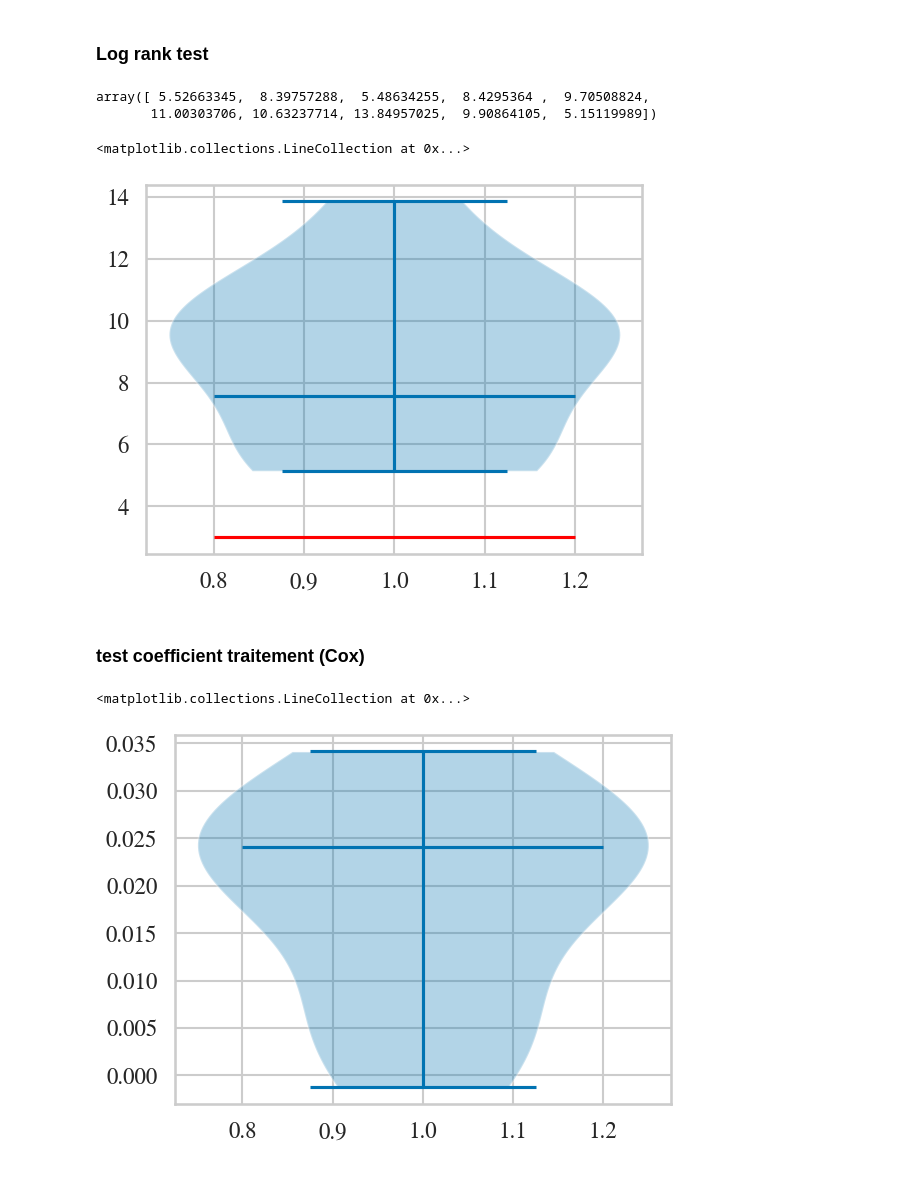
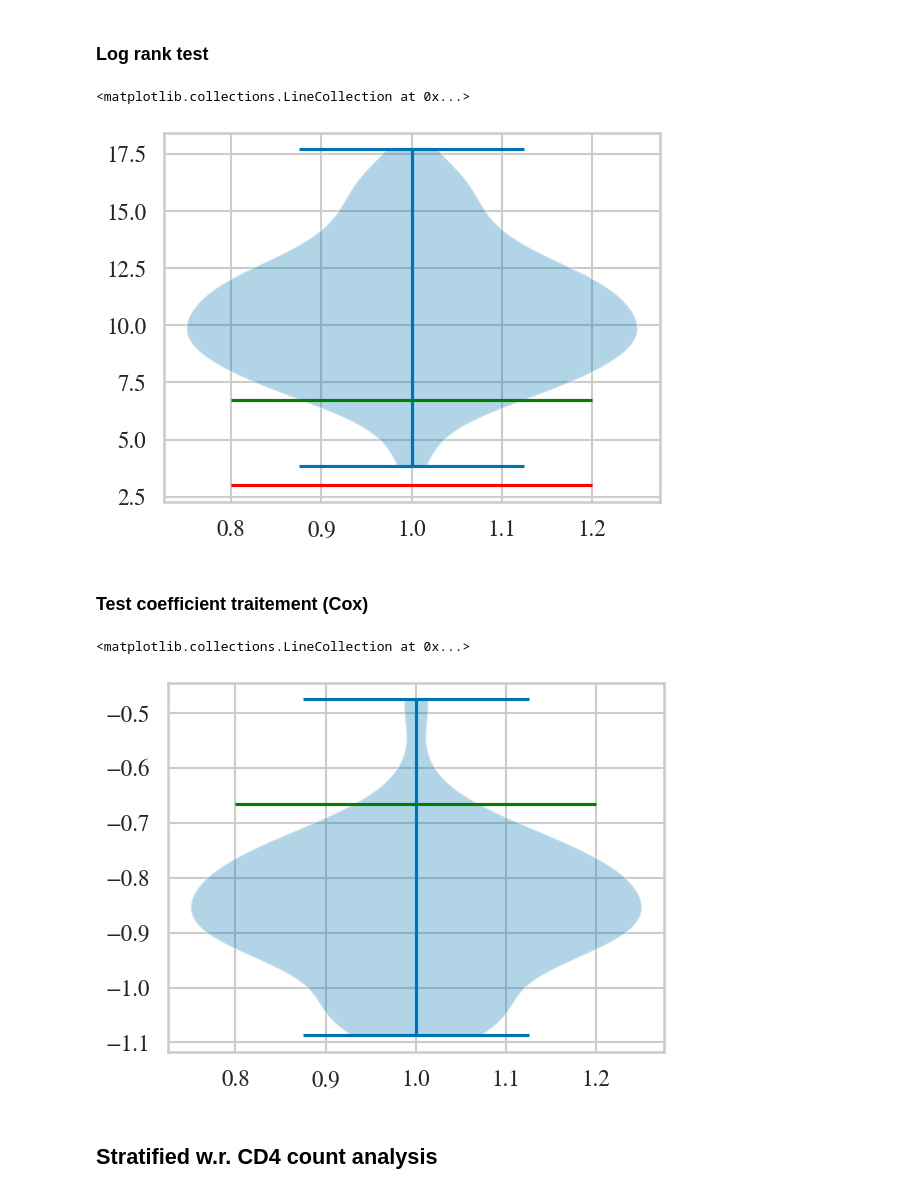
Before and after one commit to aguilloux/HI-VAE_Pytorch, a Jupyter notebook: tutorial_Aids_with_analysis_control.ipynb, the cells around one changed output. Drawn from its saved outputs; the diff is of its cells as text; code cells hidden in the pictures.

```diff
--- a/tutorial_Aids_with_analysis_control.ipynb
+++ b/tutorial_Aids_with_analysis_control.ipynb
@@ -585,0 +593,2 @@ for feat in categorical_encode:
+# %%
+number_column_treatment = 6 # in X_initial
@@ -586,3 +606,20 @@ for feat in categorical_encode:
+# %%
+coef_treat = np.zeros((n_generated_sample,cox_initial.coef_.shape[0] + 1))
+for i in np.arange(n_generated_sample):
+    #print(i)
+    df_transformed_generated = pd.DataFrame(est_data_gen_transformed[i].numpy(), columns=aids_control_columns)
+    df_transformed_generated['treatment'] = 0
+    df_transformed_T_Cgen = pd.concat([df_transformed_treated, df_transformed_generated], ignore_index=True)
+    df_transformed_T_Cgen_oh = df_transformed_T_Cgen.copy()
+    for feat in categorical_encode:
+        df_transformed_T_Cgen_oh = data_processing.encode_and_bind(df_transformed_T_Cgen_oh,feat)
+
+    X_T_Cgen = df_transformed_T_Cgen_oh.to_numpy()[:,2:15]
+    Y_T_Cgen = Surv.from_arrays(df_transformed_T_Cgen_oh.to_numpy()[:,1]==1,df_transformed_T_Cgen_oh.to_numpy()[:,0])
+    coef_treat[i,0] = -np.log(compare_survival(Y_T_Cgen,X_T_Cgen[:,number_column_treatment])[1])
+    cox_generated = CoxPHSurvivalAnalysis()
+    cox_generated.fit(X_T_Cgen,Y_T_Cgen)
+    coef_treat[i,1:] = cox_generated.coef_[:]
 # %%
 df_transformed_all_oh.columns
 # %% [output]
@@ -602,17 +629,0 @@ array([-1.51111787e-02,  2.03117243e-01, -5.55172796e-01, -1.46215358e-02,
-# %%
-coef_treat = np.zeros((n_generated_sample,cox_initial.coef_.shape[0] + 1))
-for i in np.arange(n_generated_sample):
-    print(i)
-    df_transformed_generated = pd.DataFrame(est_data_gen_transformed[i].numpy(), columns=aids_control_columns)
-    df_transformed_generated['treatment'] = 0
-    df_transformed_T_Cgen = pd.concat([df_transformed_treated, df_transformed_generated], ignore_index=True)
-    df_transformed_T_Cgen_oh = df_transformed_T_Cgen.copy()
-    for feat in categorical_encode:
-        df_transformed_T_Cgen_oh = data_processing.encode_and_bind(df_transformed_T_Cgen_oh,feat)
-
-    X_T_Cgen = df_transformed_T_Cgen_oh.to_numpy()[:,2:15]
-    Y_T_Cgen = Surv.from_arrays(df_transformed_T_Cgen_oh.to_numpy()[:,1]==1,df_transformed_T_Cgen_oh.to_numpy()[:,0])
-    coef_treat[i,0] = -np.log(compare_survival(Y_T_Cgen,X_T_Cgen[:,6])[1])
-    cox_generated = CoxPHSurvivalAnalysis()
-    cox_generated.fit(X_T_Cgen,Y_T_Cgen)
-    coef_treat[i,1:] = cox_generated.coef_[:]
@@ -642,7 +635,7 @@ parts = ax.violinplot(coef_treat, showmeans=False, showmedians=True)
 # Add a mark at a specific position (e.g., a custom mean or outlier)
 x_positions = 1+np.arange(coef_treat.shape[1])  # X-axis positions of violins
 y_values = np.zeros(coef_treat.shape[1])
-y_values[0] = -np.log(compare_survival(Y_initial,X_initial[:,-1])[1])
+y_values[0] = -np.log(compare_survival(Y_initial,X_initial[:,number_column_treatment])[1])
 y_values[1:] = cox_initial.coef_[:]  # Custom Y values for the markers
 
 # Overlay scatter points as marks
@@ -663,22 +656,19 @@ plt.show()
 # %% [markdown]
 ### Log rank test
-# %%
-coef_treat[:,0]
-# %% [output]
-array([ 5.52663345,  8.39757288,  5.48634255,  8.4295364 ,  9.70508824,
-       11.00303706, 10.63237714, 13.84957025,  9.90864105,  5.15119989])
 # %%
 plt.violinplot(coef_treat[:,0])#,
-plt.hlines(y_values[0],0.8,1.2)
+plt.hlines(y_values[0],0.8,1.2,color='green')
 plt.hlines(-np.log(0.05),0.8,1.2,color='red')
 # %% [output]
 <matplotlib.collections.LineCollection at 0x...>
-[figure, old version]
+[figure, new version]
 # %% [markdown]
-### test coefficient traitement (Cox)
+### Test coefficient traitement (Cox)
 # %%
-plt.violinplot(coef_treat[:,6])#,
-plt.hlines(y_values[6],0.8,1.2)
+plt.violinplot(coef_treat[:,number_column_treatment+1])#,
+plt.hlines(y_values[7],0.8,1.2,color='green')
 # %% [output]
 <matplotlib.collections.LineCollection at 0x...>
-[figure, old version]
+[figure, new version]
+# %% [markdown]
+## Stratified w.r. CD4 count analysis
```
Also changed, not shown: parts of 40 cells of this notebook.
